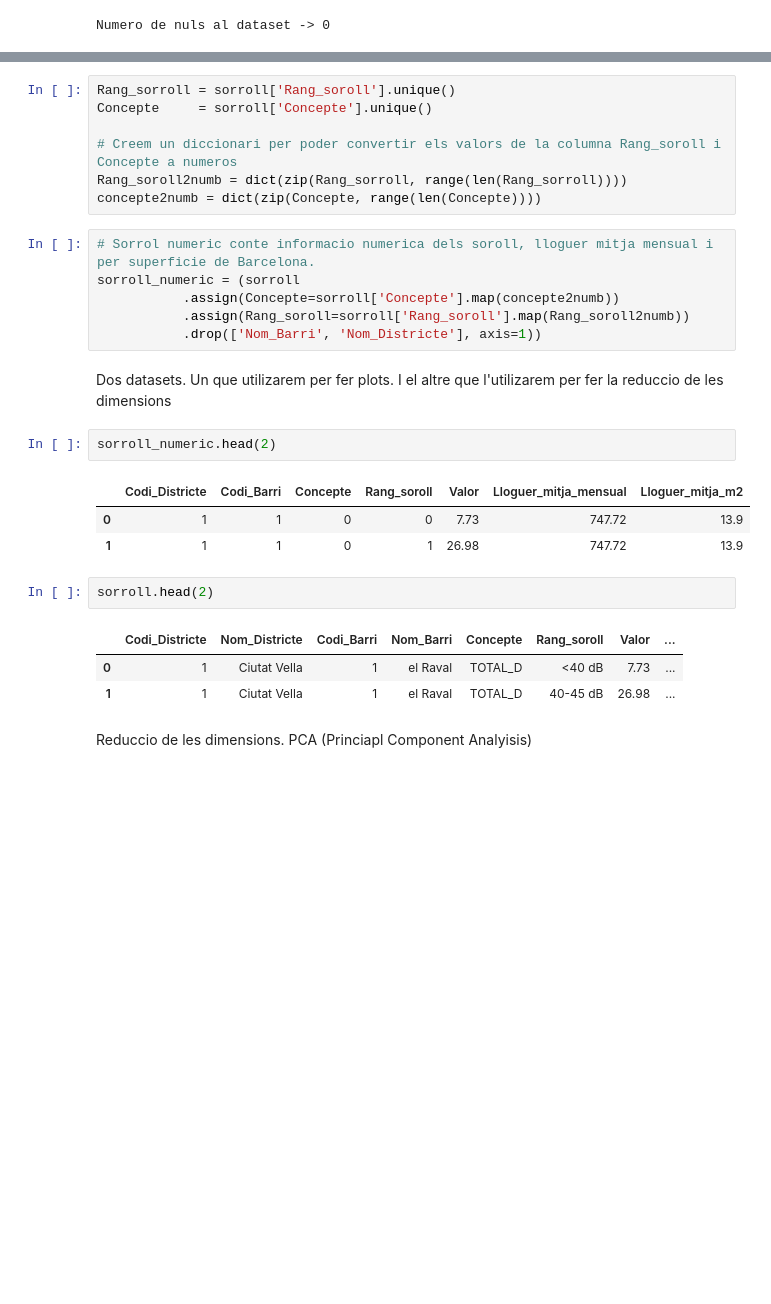
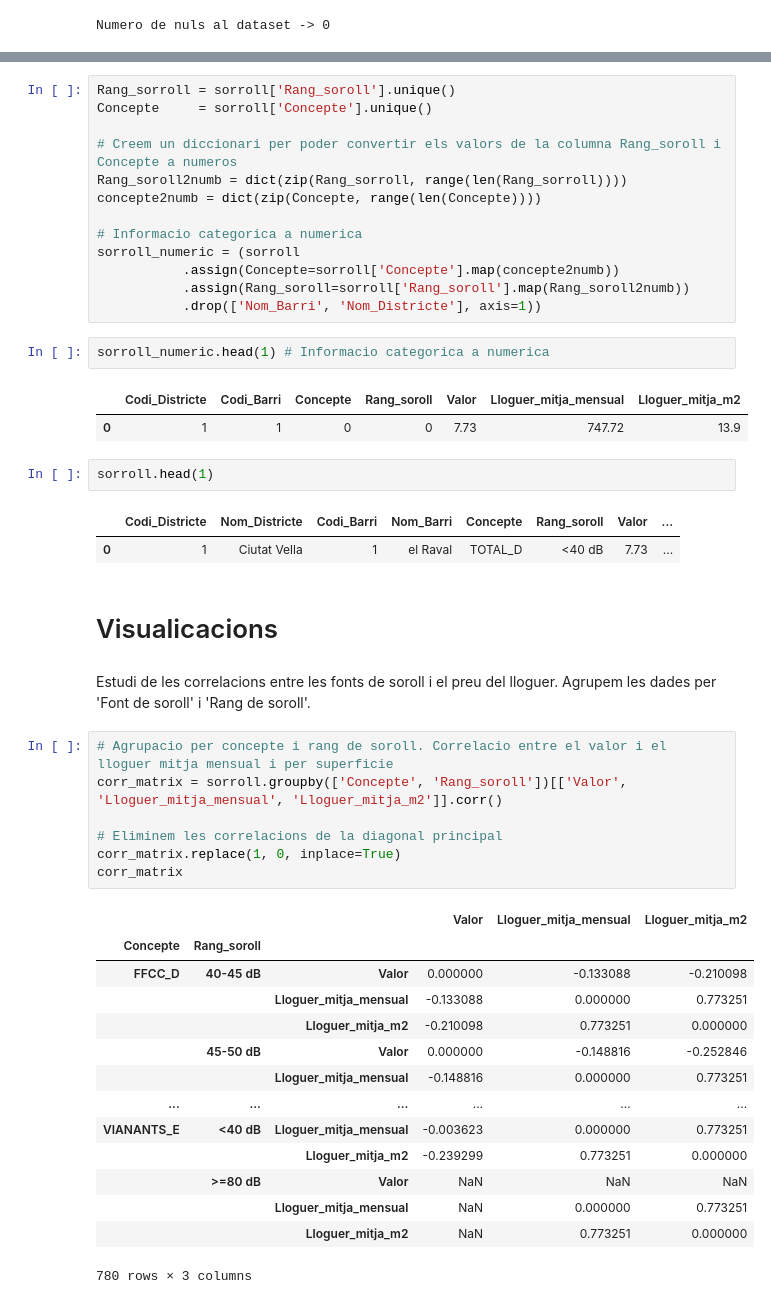
Before and after one commit to NilBiescas/JUMP2DIGITAL, a Jupyter notebook: llogers.ipynb, the cells around one changed output, grey strips where cells are left out. Cells and saved outputs as stored; diff of their text form; blank space fills up the shorter version.

```diff
--- a/llogers.ipynb
+++ b/llogers.ipynb
@@ -266,25 +284,45 @@ Concepte     = sorroll['Concepte'].unique()
 # Creem un diccionari per poder convertir els valors de la columna Rang_soroll i Concepte a numeros
 Rang_soroll2numb = dict(zip(Rang_sorroll, range(len(Rang_sorroll))))
 concepte2numb = dict(zip(Concepte, range(len(Concepte))))
+
+# Informacio categorica a numerica
+sorroll_numeric = (sorroll
+           .assign(Concepte=sorroll['Concepte'].map(concepte2numb))
+           .assign(Rang_soroll=sorroll['Rang_soroll'].map(Rang_soroll2numb))
+           .drop(['Nom_Barri', 'Nom_Districte'], axis=1))
-# %%
-# Sorrol numeric conte informacio numerica dels soroll, lloguer mitja mensual i per superficie de Barcelona.
-sorroll_numeric = (sorroll
-           .assign(Concepte=sorroll['Concepte'].map(concepte2numb))
-           .assign(Rang_soroll=sorroll['Rang_soroll'].map(Rang_soroll2numb))
-           .drop(['Nom_Barri', 'Nom_Districte'], axis=1))
-# %% [markdown]
-Dos datasets. Un que utilizarem per fer plots. I el altre que l'utilizarem per fer la reduccio de les dimensions
-# %%
-sorroll_numeric.head(2)
-# %% [output]
-|  | Codi_Districte | Codi_Barri | Concepte | Rang_soroll | Valor | Lloguer_mitja_mensual | Lloguer_mitja_m2 |
-| 0 | 1 | 1 | 0 | 0 | 7.73 | 747.72 | 13.9 |
-| 1 | 1 | 1 | 0 | 1 | 26.98 | 747.72 | 13.9 |
+# %%
+sorroll_numeric.head(1) # Informacio categorica a numerica
+# %% [output]
+|  | Codi_Districte | Codi_Barri | Concepte | Rang_soroll | Valor | Lloguer_mitja_mensual | Lloguer_mitja_m2 |
+| 0 | 1 | 1 | 0 | 0 | 7.73 | 747.72 | 13.9 |
 # %%
-sorroll.head(2)
+sorroll.head(1)
 # %% [output]
 |  | Codi_Districte | Nom_Districte | Codi_Barri | Nom_Barri | Concepte | Rang_soroll | Valor | ... |
 | 0 | 1 | Ciutat Vella | 1 | el Raval | TOTAL_D | <40 dB | 7.73 | ... |
-| 1 | 1 | Ciutat Vella | 1 | el Raval | TOTAL_D | 40-45 dB | 26.98 | ... |
-# %% [markdown]
-Reduccio de les dimensions. PCA (Princiapl Component Analyisis)
+# %% [markdown]
+# Visualicacions
+# %% [markdown]
+Estudi de les correlacions entre les fonts de soroll i el preu del lloguer. Agrupem les dades per 'Font de soroll' i 'Rang de soroll'.
+# %%
+# Agrupacio per concepte i rang de soroll. Correlacio entre el valor i el lloguer mitja mensual i per superficie
+corr_matrix = sorroll.groupby(['Concepte', 'Rang_soroll'])[['Valor', 'Lloguer_mitja_mensual', 'Lloguer_mitja_m2']].corr()
+
+# Eliminem les correlacions de la diagonal principal
+corr_matrix.replace(1, 0, inplace=True)
+corr_matrix
+# %% [output]
+|  |  |  | Valor | Lloguer_mitja_mensual | Lloguer_mitja_m2 |
+| Concepte | Rang_soroll |  |  |  |  |
+| FFCC_D | 40-45 dB | Valor | 0.000000 | -0.133088 | -0.210098 |
+|  |  | Lloguer_mitja_mensual | -0.133088 | 0.000000 | 0.773251 |
+|  |  | Lloguer_mitja_m2 | -0.210098 | 0.773251 | 0.000000 |
+|  | 45-50 dB | Valor | 0.000000 | -0.148816 | -0.252846 |
+|  |  | Lloguer_mitja_mensual | -0.148816 | 0.000000 | 0.773251 |
+| ... | ... | ... | ... | ... | ... |
+| VIANANTS_E | <40 dB | Lloguer_mitja_mensual | -0.003623 | 0.000000 | 0.773251 |
+|  |  | Lloguer_mitja_m2 | -0.239299 | 0.773251 | 0.000000 |
+|  | >=80 dB | Valor | NaN | NaN | NaN |
+|  |  | Lloguer_mitja_mensual | NaN | 0.000000 | 0.773251 |
+|  |  | Lloguer_mitja_m2 | NaN | 0.773251 | 0.000000 |
+780 rows × 3 columns
```
Also changed, not shown: parts of 61 cells of this notebook, 2 other files.
